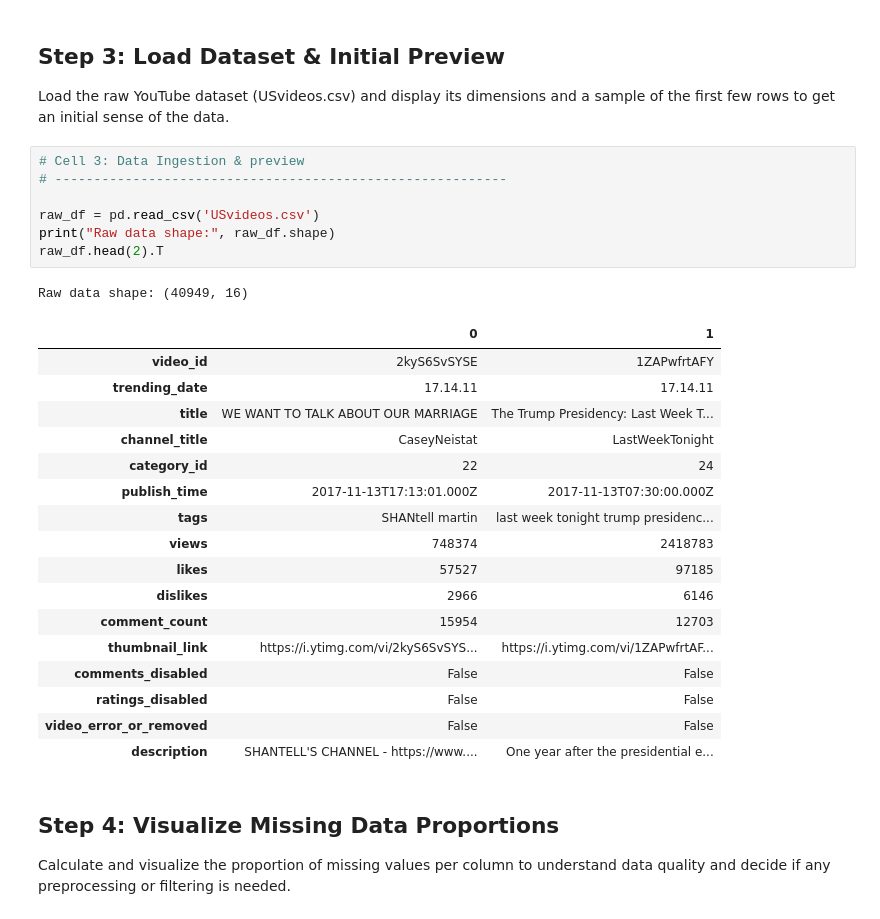
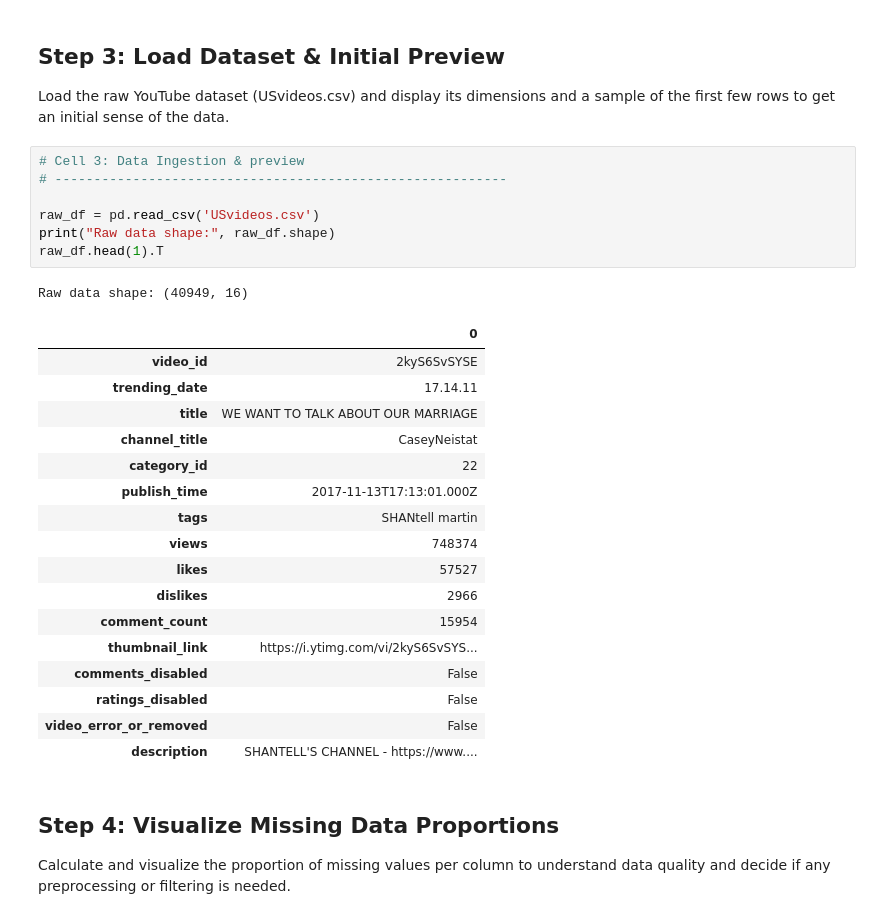
Before and after one commit to Chelle007/DSA-recap-notes, a Jupyter notebook: Topic 1 - Machine Learning/Machine_Learning_Recap_Notes.ipynb, the cells around one changed output. Cells and saved outputs as stored; diff of their text form.

Commit message:
pls i hope it's last change for ml pdf

```diff
--- a/Topic 1 - Machine Learning/Machine_Learning_Recap_Notes.ipynb
+++ b/Topic 1 - Machine Learning/Machine_Learning_Recap_Notes.ipynb
@@ -337,29 +338,29 @@ Load the raw YouTube dataset (USvideos.csv) and display its dimensions and a sam
 # %%
 # Cell 3: Data Ingestion & preview
 # ----------------------------------------------------------
 
 raw_df = pd.read_csv('USvideos.csv')
 print("Raw data shape:", raw_df.shape)
-raw_df.head(2).T
+raw_df.head(1).T
 # %% [output]
 Raw data shape: (40949, 16)
-|  | 0 | 1 |
-| video_id | 2kyS6SvSYSE | 1ZAPwfrtAFY |
-| trending_date | 17.14.11 | 17.14.11 |
-| title | WE WANT TO TALK ABOUT OUR MARRIAGE | The Trump Presidency: Last Week T... |
-| channel_title | CaseyNeistat | LastWeekTonight |
-| category_id | 22 | 24 |
-| publish_time | 2017-11-13T17:13:01.000Z | 2017-11-13T07:30:00.000Z |
-| tags | SHANtell martin | last week tonight trump presidenc... |
-| views | 748374 | 2418783 |
-| likes | 57527 | 97185 |
-| dislikes | 2966 | 6146 |
-| comment_count | 15954 | 12703 |
-| thumbnail_link | https://i.ytimg.com/vi/2kyS6SvSYS... | https://i.ytimg.com/vi/1ZAPwfrtAF... |
-| comments_disabled | False | False |
-| ratings_disabled | False | False |
-| video_error_or_removed | False | False |
-| description | SHANTELL'S CHANNEL - https://www.... | One year after the presidential e... |
+|  | 0 |
+| video_id | 2kyS6SvSYSE |
+| trending_date | 17.14.11 |
+| title | WE WANT TO TALK ABOUT OUR MARRIAGE |
+| channel_title | CaseyNeistat |
+| category_id | 22 |
+| publish_time | 2017-11-13T17:13:01.000Z |
+| tags | SHANtell martin |
+| views | 748374 |
+| likes | 57527 |
+| dislikes | 2966 |
+| comment_count | 15954 |
+| thumbnail_link | https://i.ytimg.com/vi/2kyS6SvSYS... |
+| comments_disabled | False |
+| ratings_disabled | False |
+| video_error_or_removed | False |
+| description | SHANTELL'S CHANNEL - https://www.... |
 # %% [markdown]
 ## Step 4: Visualize Missing Data Proportions
 Calculate and visualize the proportion of missing values per column to understand data quality and decide if any preprocessing or filtering is needed.
```
Also changed, not shown: parts of 1 cell of this notebook, 1 other file.
